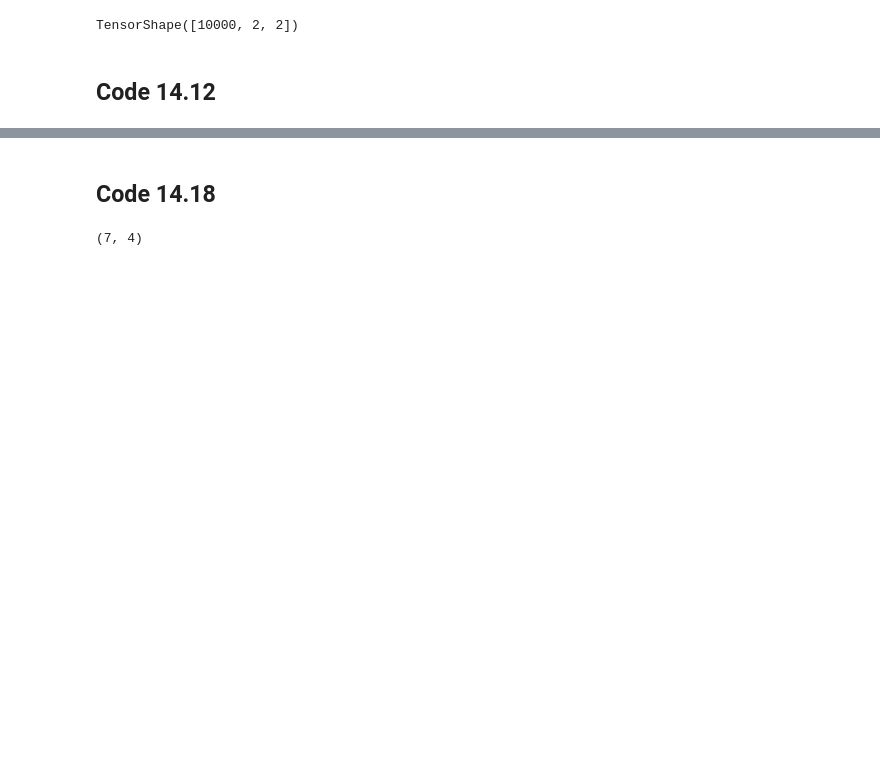
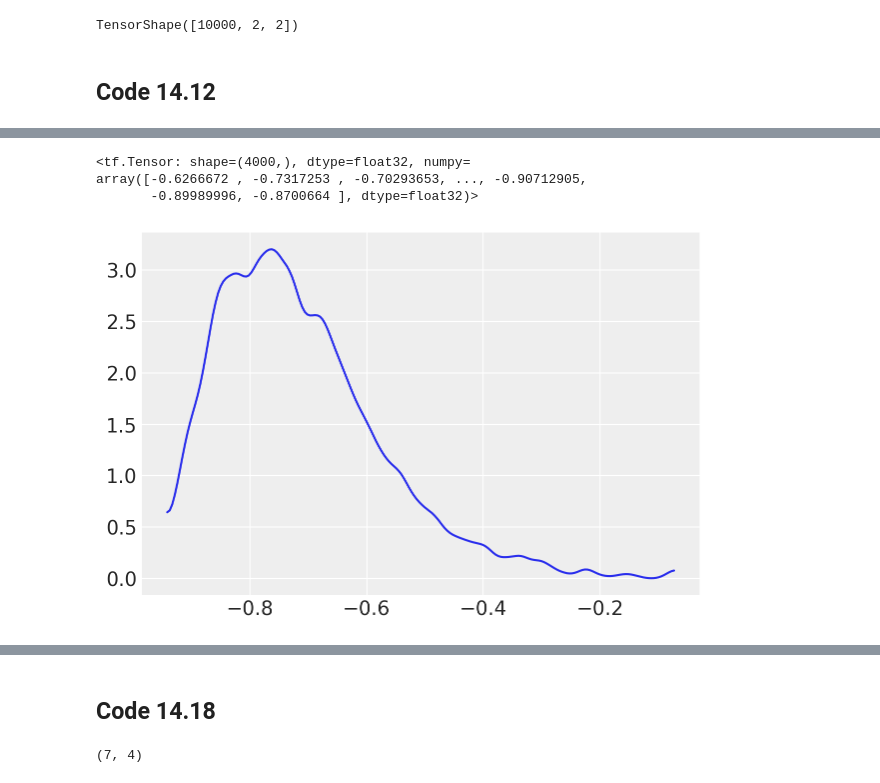
Before and after one commit to ksachdeva/rethinking-tensorflow-probability, a Jupyter notebook: notebooks/14_adventures_in_covariance.ipynb, the cells around one changed output, grey strips where cells are left out. Drawn from its saved outputs; the diff is of its cells as text; code cells hidden in the pictures; blank space fills up the shorter version.

```diff
--- a/notebooks/14_adventures_in_covariance.ipynb
+++ b/notebooks/14_adventures_in_covariance.ipynb
@@ -360,5 +361,5 @@ jdc_14_1.sample()
 # %%
-alpha_init, beta_init, sigma_cafe_init, sigma_init, Rho_init, a_cafe_b_cafe_init, _ = jdc_14_1.sample()
+alpha_init, beta_init, sigma_init, sigma_alpha_beta_init, Rho_init, a_cafe_b_cafe_init, _ = jdc_14_1.sample(2)
 
 # let's see Rho and make sure that what we have
 # looks like a correlation matrix as a sanity check
@@ -366,5 +367,6 @@ alpha_init, beta_init, sigma_cafe_init, sigma_init, Rho_init, a_cafe_b_cafe_init
 # Now this will a prior sample so most likely
 # we will get the correct sample however when we will do HMC
 # we maybe extra care
+# alpha_init, beta_init, sigma_init, sigma_alpha_beta_init, Rho_init, a_cafe_b_cafe_init
 Rho_init
 # %% [output]
@@ -373,0 +379,4 @@ array([[ 1.        , -0.14318782],
+# %%
+init_rho = tf.stack([tf.eye(2) for _ in range(2)])
+
+init_rho
@@ -406,0 +427,16 @@ observed_data = (tf.cast(d.wait.values, dtype=tf.float32),)
+# %%
+post = trace_14_1.posterior
+
+# Here comes the important part !
+#
+# The posterior that we get is not really Rho because of the bijector
+# that we used. Hence we need to get the correlation matrix back (i.e. Rho)
+
+states = post["Rho"].values
+
+rhos = states @ tf.transpose(states,[0,1,3,2])
+
+# let's look at the rhos
+# we should see that it will be a collection of 2x2 matrices such that on diagnoal you would
+# see the ones
+rhos
@@ -406,0 +484,10 @@ observed_data = (tf.cast(d.wait.values, dtype=tf.float32),)
+# %%
+rhos[1][:,0,1]
+# %% [output]
+<tf.Tensor: shape=(4000,), dtype=float32, numpy=
+array([-0.6266672 , -0.7317253 , -0.70293653, ..., -0.90712905,
+       -0.89989996, -0.8700664 ], dtype=float32)>
+# %%
+az.plot_kde(rhos[1][:,0,1], bw=2);
+# %% [output]
+[figure, added]
```
Also changed, not shown: parts of 27 cells of this notebook, 3 other files.
